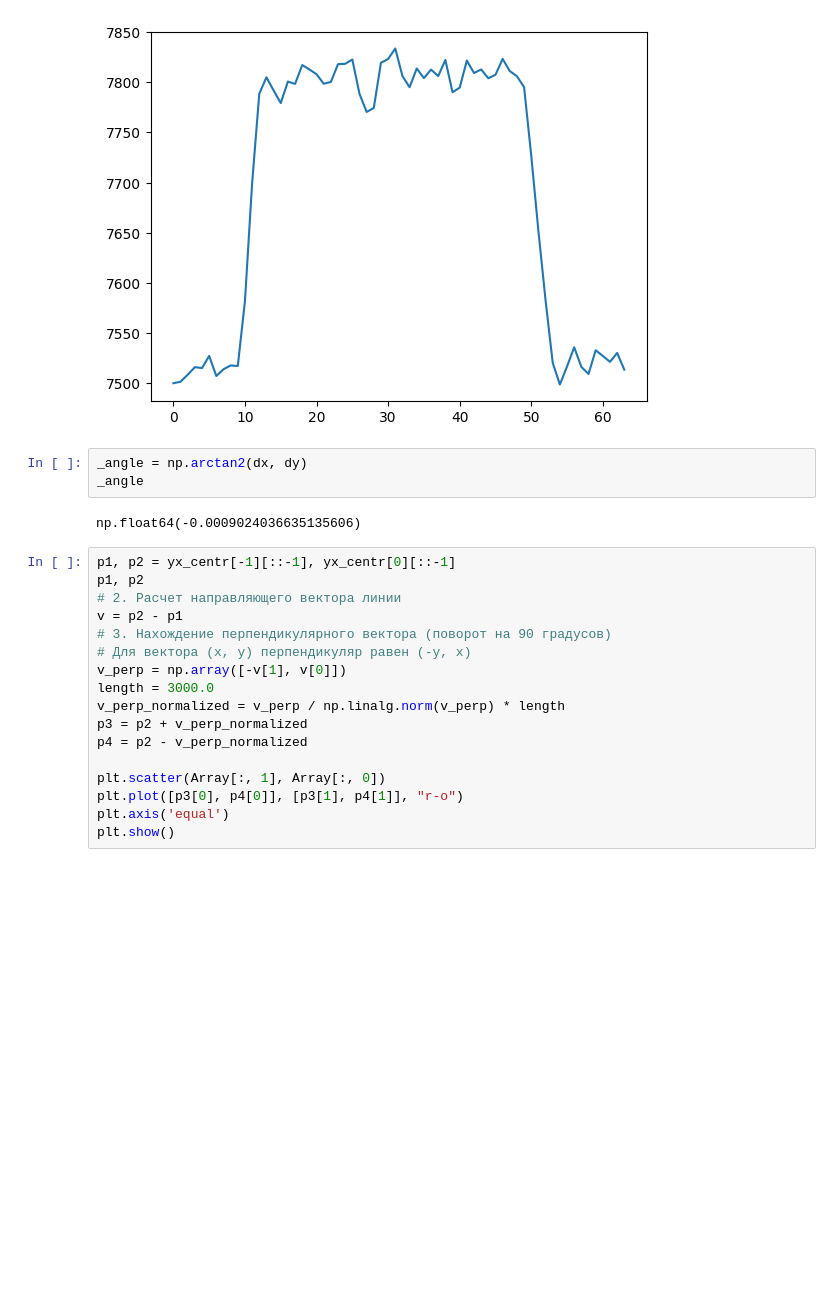
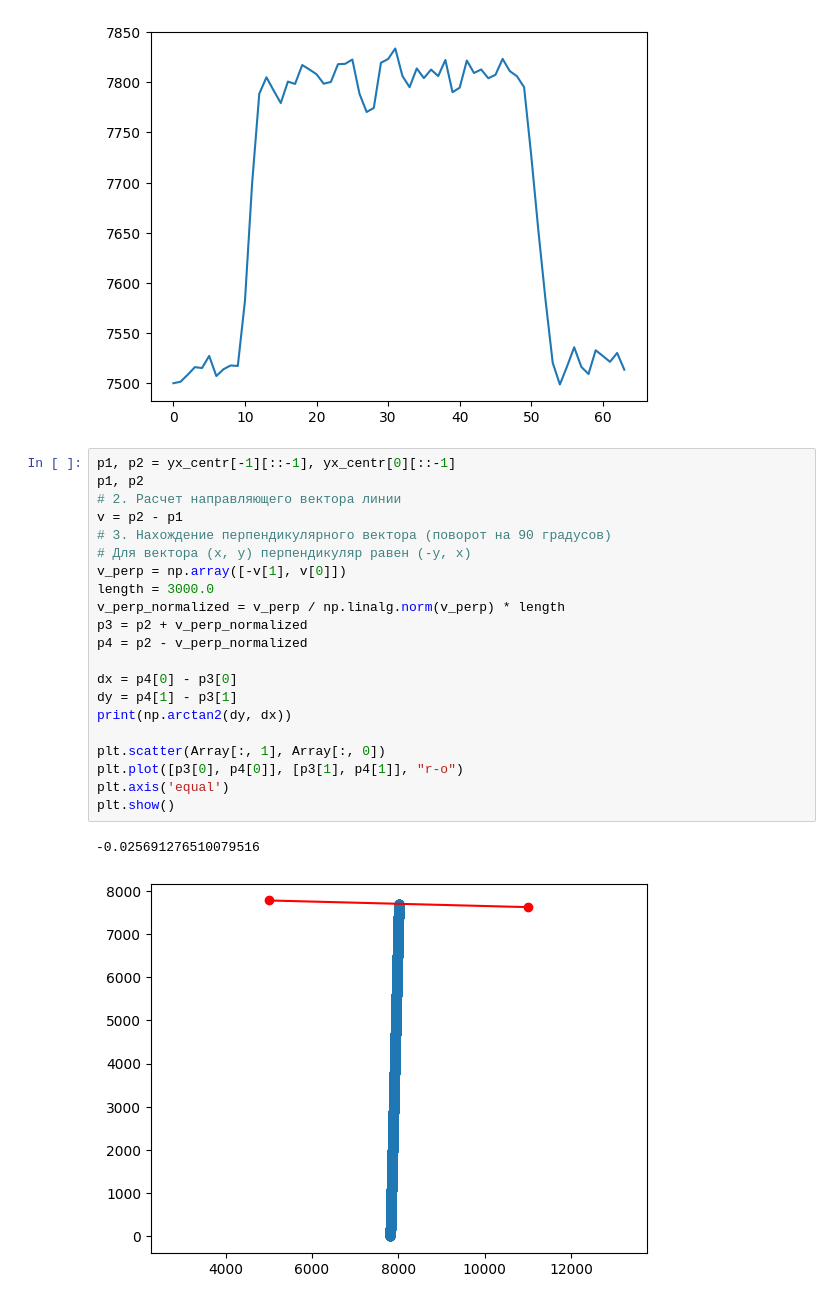
Before and after one commit to Andrudewt/perspective, a Jupyter notebook: proc_1.ipynb, the cells around one changed output. Cells and saved outputs as stored; diff of their text form; blank space fills up the shorter version.

```diff
--- a/proc_1.ipynb
+++ b/proc_1.ipynb
@@ -274,25 +167,27 @@ plt.plot(niz_all[1:])
 # %% [output]
 [<matplotlib.lines.Line2D at 0x...>]
 [figure]
-# %%
-_angle = np.arctan2(dx, dy)
-_angle
-# %% [output]
-np.float64(-0.0009024036635135606)
 # %%
 p1, p2 = yx_centr[-1][::-1], yx_centr[0][::-1]
 p1, p2
 # 2. Расчет направляющего вектора линии
 v = p2 - p1
 # 3. Нахождение перпендикулярного вектора (поворот на 90 градусов)
 # Для вектора (x, y) перпендикуляр равен (-y, x)
 v_perp = np.array([-v[1], v[0]])
 length = 3000.0
 v_perp_normalized = v_perp / np.linalg.norm(v_perp) * length
 p3 = p2 + v_perp_normalized
 p4 = p2 - v_perp_normalized
 
+dx = p4[0] - p3[0]
+dy = p4[1] - p3[1]
+print(np.arctan2(dy, dx))
+
 plt.scatter(Array[:, 1], Array[:, 0])
 plt.plot([p3[0], p4[0]], [p3[1], p4[1]], "r-o")
 plt.axis('equal')
 plt.show()
+# %% [output]
+-0.025691276510079516
+[figure, added]
```
Also changed, not shown: parts of 15 cells of this notebook.
